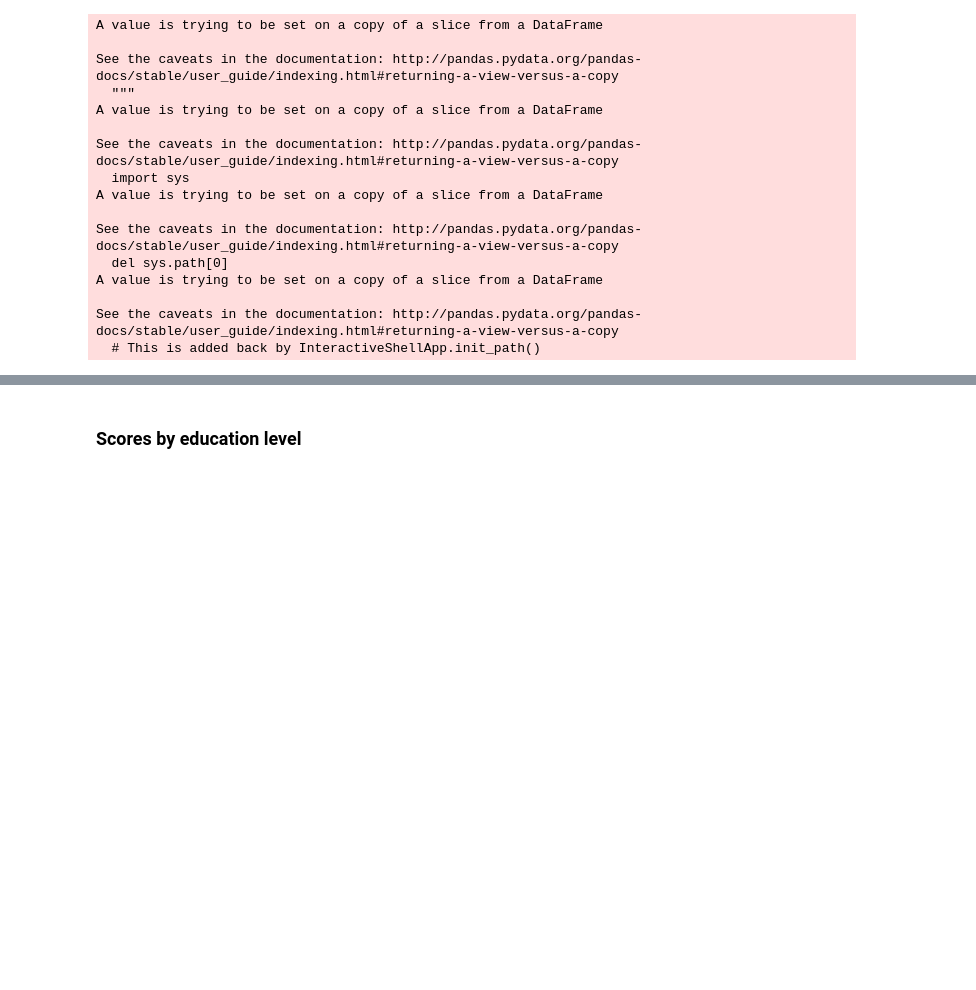
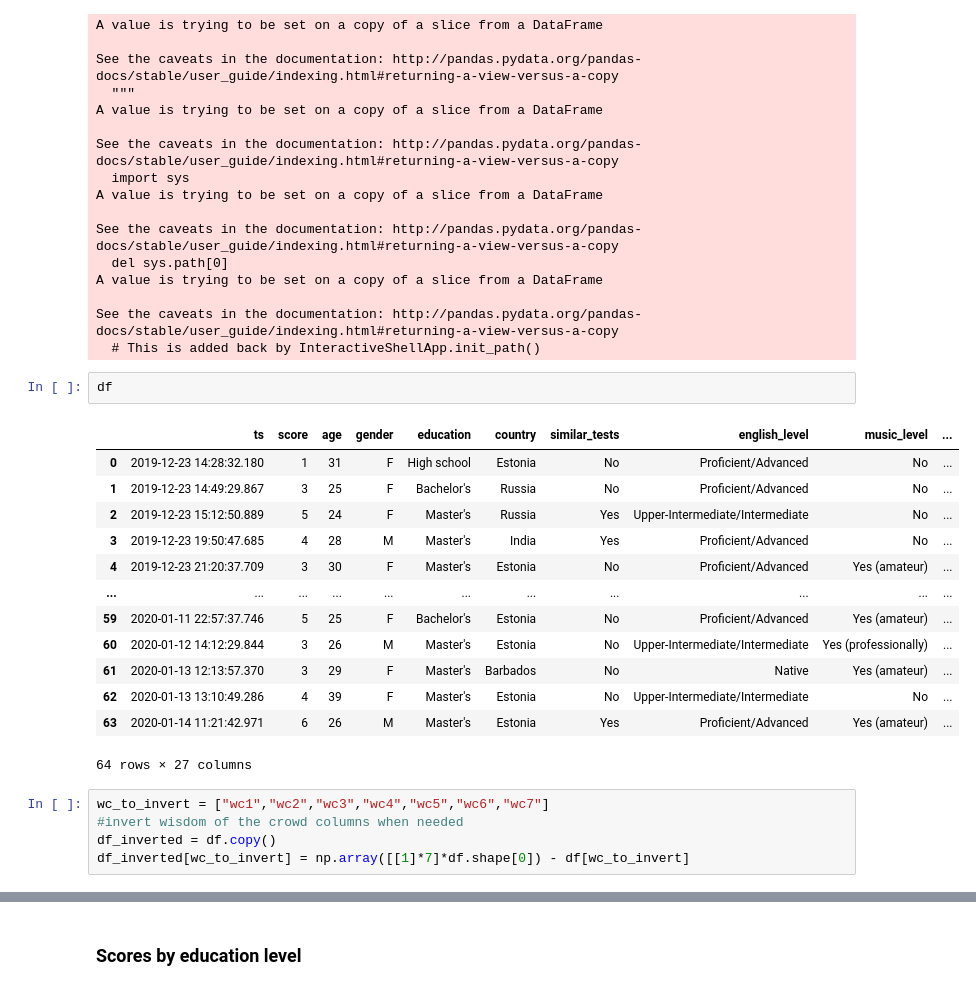
Before and after one commit to ShalyginaA/artificial-or-real, a Jupyter notebook: sound_analysis.ipynb, the cells around one changed output, grey strips where cells are left out. Cells and saved outputs as stored; diff of their text form; blank space fills up the shorter version.

```diff
--- a/sound_analysis.ipynb
+++ b/sound_analysis.ipynb
@@ -198,3 +198,24 @@ A value is trying to be set on a copy of a slice from a DataFrame
 
 See the caveats in the documentation: http://pandas.pydata.org/pandas-docs/stable/user_guide/indexing.html#returning-a-view-versus-a-copy
   # This is added back by InteractiveShellApp.init_path()
+# %%
+df
+# %% [output]
+|  | ts | score | age | gender | education | country | similar_tests | english_level | music_level | ... |
+| 0 | 2019-12-23 14:28:32.180 | 1 | 31 | F | High school | Estonia | No | Proficient/Advanced | No | ... |
+| 1 | 2019-12-23 14:49:29.867 | 3 | 25 | F | Bachelor's | Russia | No | Proficient/Advanced | No | ... |
+| 2 | 2019-12-23 15:12:50.889 | 5 | 24 | F | Master's | Russia | Yes | Upper-Intermediate/Intermediate | No | ... |
+| 3 | 2019-12-23 19:50:47.685 | 4 | 28 | M | Master's | India | Yes | Proficient/Advanced | No | ... |
+| 4 | 2019-12-23 21:20:37.709 | 3 | 30 | F | Master's | Estonia | No | Proficient/Advanced | Yes (amateur) | ... |
+| ... | ... | ... | ... | ... | ... | ... | ... | ... | ... | ... |
+| 59 | 2020-01-11 22:57:37.746 | 5 | 25 | F | Bachelor's | Estonia | No | Proficient/Advanced | Yes (amateur) | ... |
+| 60 | 2020-01-12 14:12:29.844 | 3 | 26 | M | Master's | Estonia | No | Upper-Intermediate/Intermediate | Yes (professionally) | ... |
+| 61 | 2020-01-13 12:13:57.370 | 3 | 29 | F | Master's | Barbados | No | Native | Yes (amateur) | ... |
+| 62 | 2020-01-13 13:10:49.286 | 4 | 39 | F | Master's | Estonia | No | Upper-Intermediate/Intermediate | No | ... |
+| 63 | 2020-01-14 11:21:42.971 | 6 | 26 | M | Master's | Estonia | Yes | Proficient/Advanced | Yes (amateur) | ... |
+64 rows × 27 columns
+# %%
+wc_to_invert = ["wc1","wc2","wc3","wc4","wc5","wc6","wc7"]
+#invert wisdom of the crowd columns when needed
+df_inverted = df.copy()
+df_inverted[wc_to_invert] = np.array([[1]*7]*df.shape[0]) - df[wc_to_invert]
```
Also changed, not shown: parts of 5 cells of this notebook, 16 other files.
